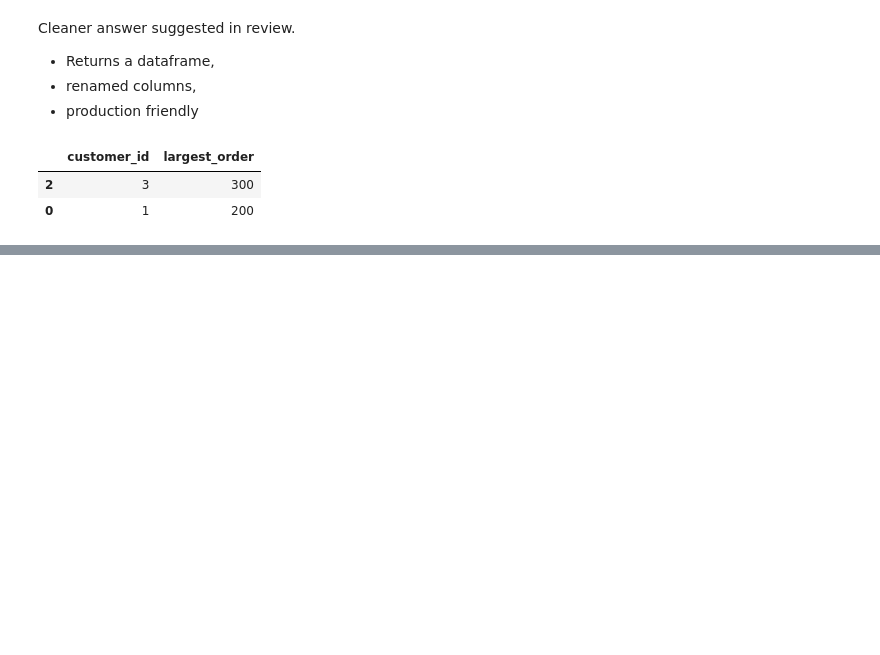
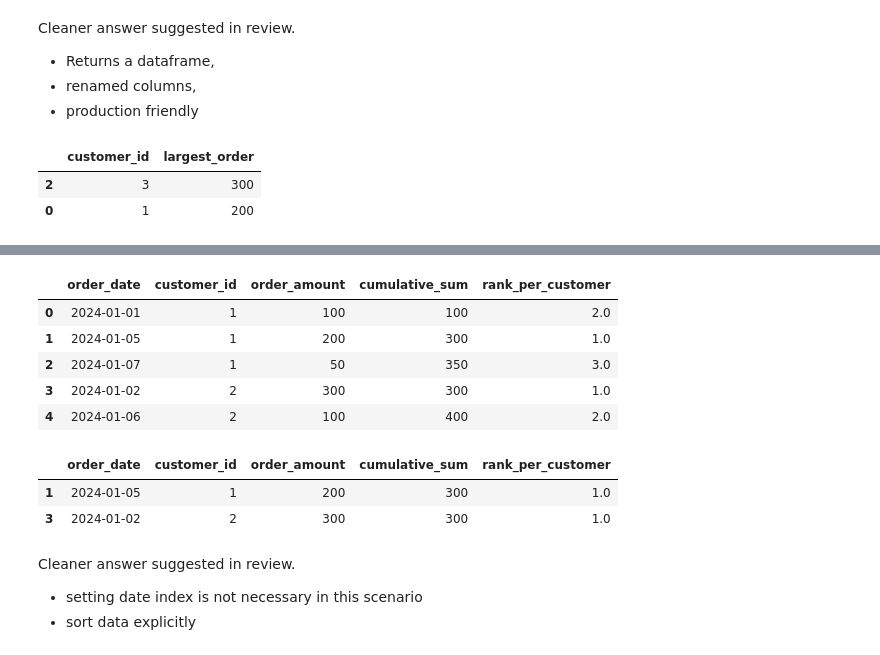
Before and after one commit to tharina11/Python-Projects, a Jupyter notebook: 6. Pandas Exercises/notebooks/Misc_pandas_tasks.ipynb, the cells around one changed output, grey strips where cells are left out. Cells and saved outputs as stored; diff of their text form; code cells hidden in the pictures; blank space fills up the shorter version.

```diff
--- a/6. Pandas Exercises/notebooks/Misc_pandas_tasks.ipynb
+++ b/6. Pandas Exercises/notebooks/Misc_pandas_tasks.ipynb
@@ -111,0 +196,12 @@ result
+# %%
+# Create the DataFrame
+df = pd.DataFrame({
+    'customer_id': [1, 1, 1, 2, 2],
+    'order_amount': [100, 200, 50, 300, 100],
+    'order_date': ['2024-01-01', '2024-01-05', '2024-01-07', '2024-01-02', '2024-01-06']
+})
+
+# Convert order_date to datetime objects for better analysis
+df['order_date'] = pd.to_datetime(df['order_date'])
+
+print(df)
@@ -111,0 +215,4 @@ result
+# %%
+df = df.set_index('order_date')
+df['cumulative_sum'] = df.groupby('customer_id')['order_amount'].cumsum()
+df
@@ -111,0 +227,25 @@ result
+# %%
+#df = df.drop('cumulative_sum', axis = 1)
+df = df.reset_index('order_date')
+df['rank_per_customer'] = (df.groupby('customer_id')['order_amount']
+                           .rank(method='dense', ascending = False))
+df
+# %% [output]
+|  | order_date | customer_id | order_amount | cumulative_sum | rank_per_customer |
+| 0 | 2024-01-01 | 1 | 100 | 100 | 2.0 |
+| 1 | 2024-01-05 | 1 | 200 | 300 | 1.0 |
+| 2 | 2024-01-07 | 1 | 50 | 350 | 3.0 |
+| 3 | 2024-01-02 | 2 | 300 | 300 | 1.0 |
+| 4 | 2024-01-06 | 2 | 100 | 400 | 2.0 |
+# %%
+df = df.loc[df['rank_per_customer'] == 1]
+df
+# %% [output]
+|  | order_date | customer_id | order_amount | cumulative_sum | rank_per_customer |
+| 1 | 2024-01-05 | 1 | 200 | 300 | 1.0 |
+| 3 | 2024-01-02 | 2 | 300 | 300 | 1.0 |
+# %% [markdown]
+Cleaner answer suggested in review.
+
+- setting date index is not necessary in this scenario
+- sort data explicitly
```
Also changed, not shown: parts of 9 cells of this notebook.
